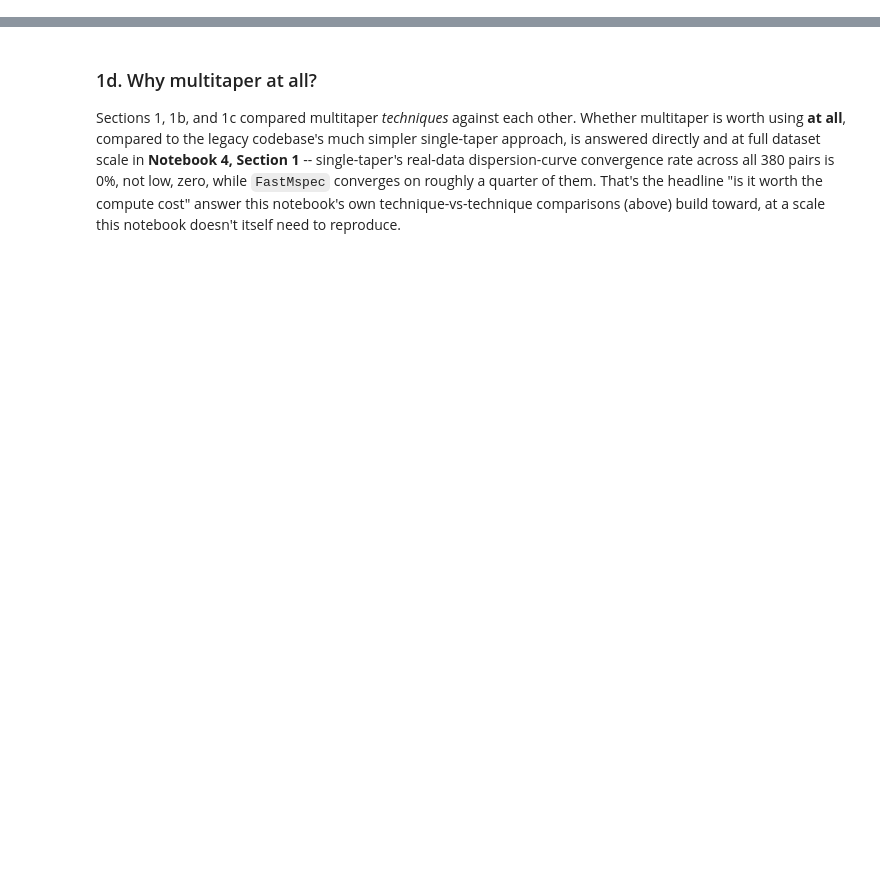
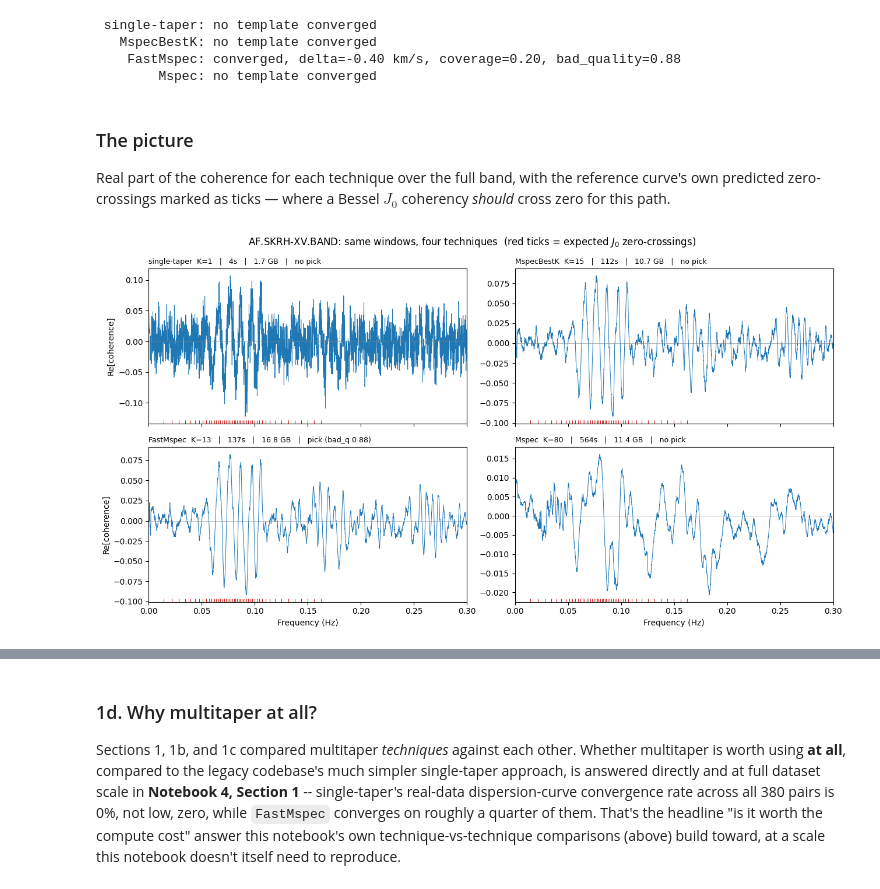
Before and after one commit to URseismology/FastMSPEC, a Jupyter notebook: notebooks/03_fastmspec_application.ipynb, the cells around one changed output, grey strips where cells are left out. Saved outputs shown, nothing was run; the diff lists cells and outputs as text; code cells hidden in the pictures; blank space fills up the shorter version.

```diff
--- a/notebooks/03_fastmspec_application.ipynb
+++ b/notebooks/03_fastmspec_application.ipynb
@@ -194,0 +105,62 @@ Three things worth pulling out:
+# %%
+from dispcurve_pick.hybrid_reference_curve import AdamaMap, Gdm52Map, build_reference_curve
+from dispcurve_pick import build_template_family_widened
+from _lib.nb4_helpers import scan_templates_with_picker, best_of
+
+mdg = pd.read_csv(DATA / 'madagascar' / 'madagascar_stn_conn_ccflist.csv')
+rs = mdg[(mdg.stn1 == 'SKRH') & (mdg.stn2 == 'BAND')].iloc[0]
+adama = AdamaMap('../data/reference/adama_maps'); gdm52 = Gdm52Map('../data/reference/gdm52')
+hyb_skrh = build_reference_curve(float(rs.stn1lat), float(rs.stn1lon), float(rs.stn2lat), float(rs.stn2lon),
+                                 sources=[adama, gdm52], wave='love')
+templates = build_template_family_widened(hyb_skrh.func, hyb_skrh.f_lo, hyb_skrh.f_hi,
+                                          corridor_km_s=0.8, step_km_s=0.2)
+
+pick1 = {}
+for t in TECHS:
+    scanned = scan_templates_with_picker(freq1, coh1[t], dist_skrh, templates,
+                                         hyb_skrh.f_lo, hyb_skrh.f_hi, 1.2, 4.8, verbose=False)
+    delta, curve, picks, diag = best_of(scanned)
+    pick1[t] = diag
+    if diag is None:
+        print(f"{LABEL[t]:>13}: no template converged")
+    else:
+        print(f"{LABEL[t]:>13}: converged, delta={delta:+.2f} km/s, "
+              f"coverage={diag.freq_coverage_fraction:.2f}, bad_quality={diag.bad_quality_fraction:.2f}")
+# %% [output]
+ single-taper: no template converged
+   MspecBestK: no template converged
+    FastMspec: converged, delta=-0.40 km/s, coverage=0.20, bad_quality=0.88
+        Mspec: no template converged
+# %% [markdown]
+### The picture
+
+Real part of the coherence for each technique over the full band, with the
+reference curve's own predicted zero-crossings marked as ticks — where a
+Bessel $J_0$ coherency *should* cross zero for this path.
+# %%
+from scipy.special import j0
+
+fpred = np.linspace(hyb_skrh.f_lo, hyb_skrh.f_hi, 4000)
+bpred = j0(2 * np.pi * fpred * dist_skrh / hyb_skrh.func(fpred))
+zx = fpred[:-1][np.diff(np.sign(bpred)) != 0]
+
+fig, axes = plt.subplots(2, 2, figsize=(13, 7), sharex=True)
+band1 = freq1 <= 0.30
+for ax, t in zip(axes.flat, TECHS):
+    ax.plot(freq1[band1], coh1[t][band1], lw=0.7, color='C0')
+    ax.axhline(0, color='gray', lw=0.4)
+    ax.vlines(zx, -0.02, 0.02, transform=ax.get_xaxis_transform(), color='C3', lw=0.8)
+    m = sec1_row(LABEL[t]); d = pick1[t]
+    verdict = 'no pick' if d is None else f"pick (bad_q {d.bad_quality_fraction:.2f})"
+    ax.set_title(f"{LABEL[t]}  K={int(m.taper_size)}   |   {m.runtime_s:.0f}s   |   "
+                 f"{m.peak_mem_mb / 1024:.1f} GB   |   {verdict}", fontsize=9, loc='left')
+    ax.set_xlim(0, 0.30)
+for ax in axes[1]:
+    ax.set_xlabel('Frequency (Hz)')
+for ax in axes[:, 0]:
+    ax.set_ylabel('Re[coherence]')
+plt.suptitle('AF.SKRH-XV.BAND: same windows, four techniques  (red ticks = expected $J_0$ zero-crossings)')
+plt.tight_layout()
+plt.show()
+# %% [output]
+[figure, added]
```
Also changed, not shown: parts of 46 cells of this notebook.
